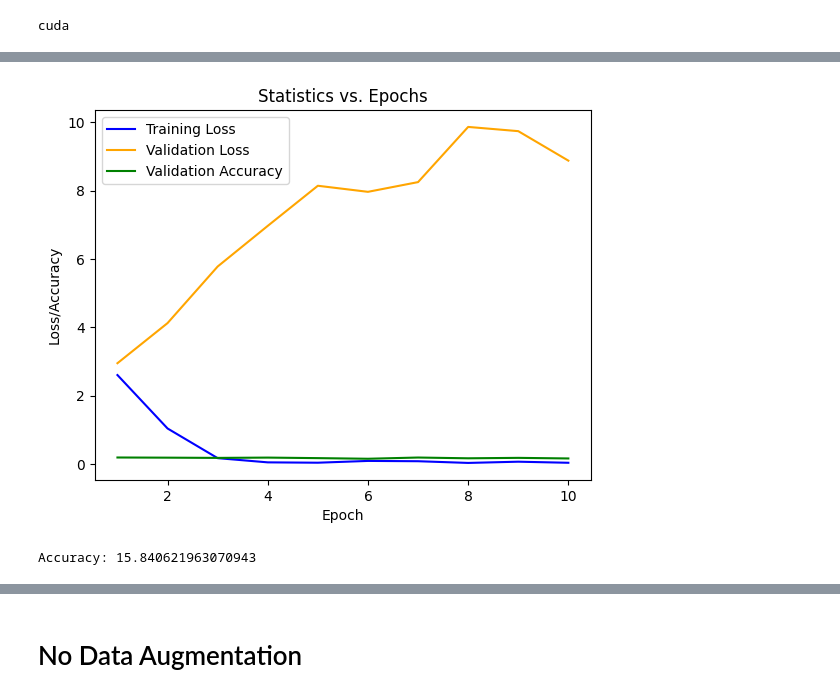
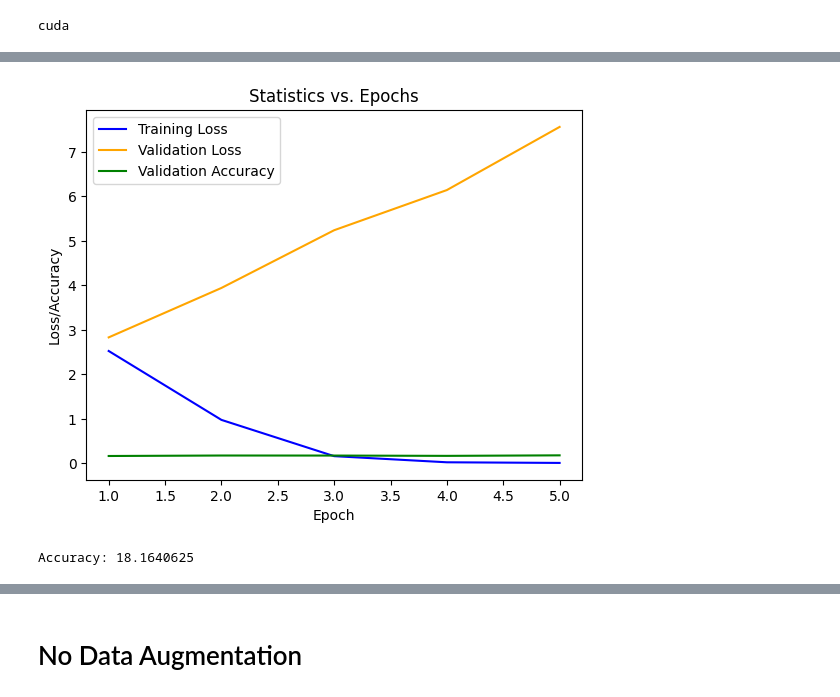
Before and after one commit to noahlangendoen/NBATeamClassifier, a Jupyter notebook: CSCI487_Model_DevelopmentNew.ipynb, the cells around one changed output, grey strips where cells are left out. Saved outputs shown, nothing was run; the diff lists cells and outputs as text; code cells hidden in the pictures.

```diff
--- a/CSCI487_Model_DevelopmentNew.ipynb
+++ b/CSCI487_Model_DevelopmentNew.ipynb
@@ -194,7 +195,7 @@ Accuracy: 14.67444120505345
 model = Net().to(device)
 criterion = nn.CrossEntropyLoss()
 optimizer = optim.Adam(model.parameters(), lr=0.001)
-model = trainModel(model, 10)
+model = trainModel(model, 5)
 accuracy = evaluateModel(model, testLoader)
 print(f"Accuracy: {accuracy}")
 # %% [output]
@@ -211,5 +207,5 @@ Epoch 10/10, Train Loss: 0.0322, Train Accuracy: 0.9905, Validation Loss: 8.8766
-[figure, old version]
+[figure, new version]
-Accuracy: 15.840621963070943
+Accuracy: 18.1640625
 # %%
 model = BetterNet().to(device)
 criterion = nn.CrossEntropyLoss()
```
Also changed, not shown: parts of 7 cells of this notebook, 1 other file.
